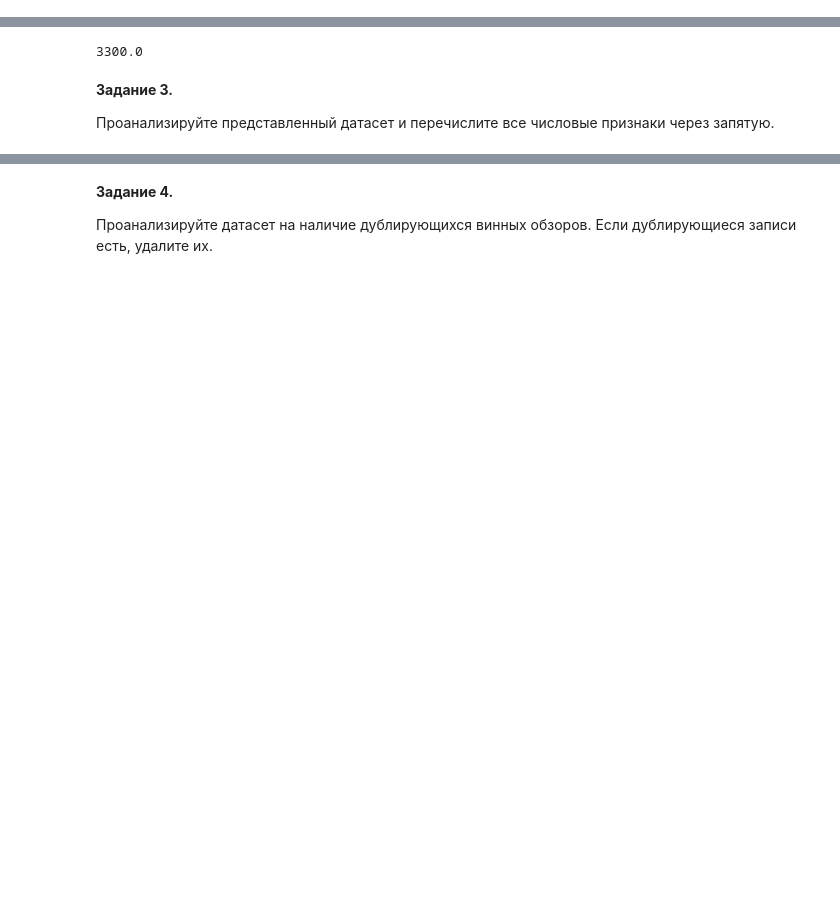
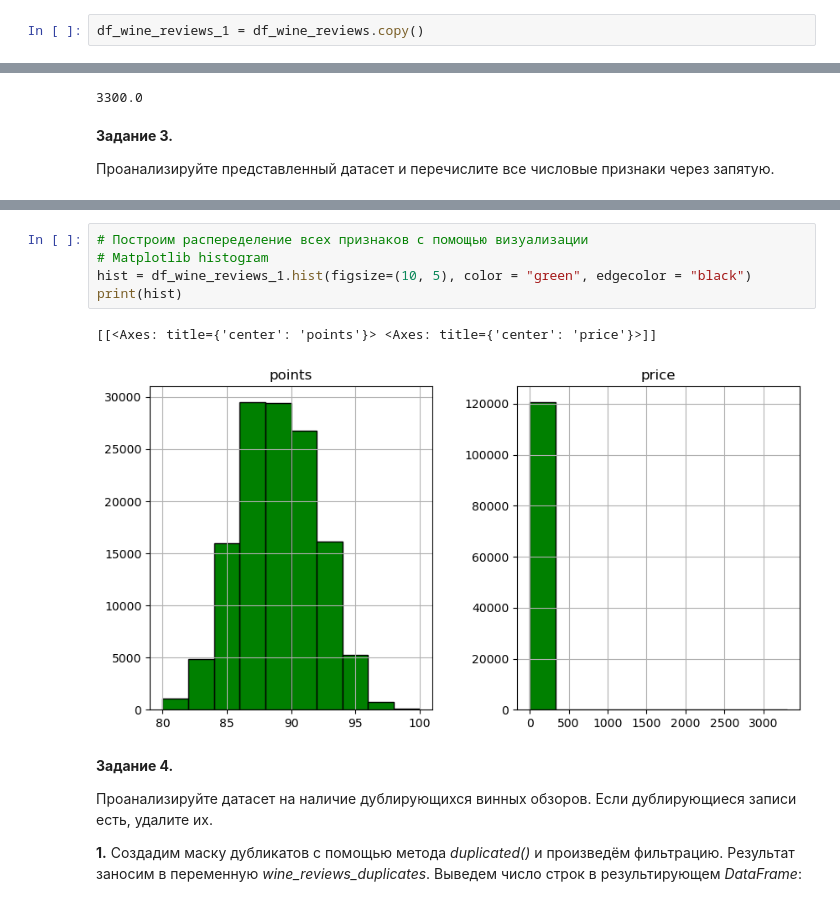
Before and after one commit to Ekaterina-1989/SF_Data_Science, a Jupyter notebook: SkillFactory/EDA/EDA-1. Введение в разведывательный анализ данных. Алгоритмы и методы EDA/EDA-1.ipynb, the cells around one changed output, grey strips where cells are left out. Saved outputs shown, nothing was run; the diff lists cells and outputs as text; blank space fills up the shorter version.

```diff
--- a/SkillFactory/EDA/EDA-1. Введение в разведывательный анализ данных. Алгоритмы и методы EDA/EDA-1.ipynb
+++ b/SkillFactory/EDA/EDA-1. Введение в разведывательный анализ данных. Алгоритмы и методы EDA/EDA-1.ipynb
@@ -26,3 +43,5 @@ df_wine_reviews.head()
+# %%
+df_wine_reviews_1 = df_wine_reviews.copy()
 # %% [markdown]
 **Задание 1.**
 
@@ -71,7 +88,17 @@ Data columns (total 13 columns):
  12  winery                 129971 non-null  object
 dtypes: float64(1), int64(1), object(11)
 memory usage: 12.9+ MB
+# %%
+# Построим распеределение всех признаков с помощью визуализации
+# Matplotlib histogram
+hist = df_wine_reviews_1.hist(figsize=(10, 5), color = "green", edgecolor = "black")
+print(hist)
+# %% [output]
+[[<Axes: title={'center': 'points'}> <Axes: title={'center': 'price'}>]]
+[figure, added]
 # %% [markdown]
 **Задание 4.**
 
 Проанализируйте датасет на наличие дублирующихся винных обзоров. Если дублирующиеся записи есть, удалите их.
+
+**1.** Создадим маску дубликатов с помощью метода *duplicated()* и произведём фильтрацию. Результат заносим в переменную *wine_reviews_duplicates*. Выведем число строк в результирующем *DataFrame*:
```
Also changed, not shown: parts of 37 cells of this notebook, 1 other file.
